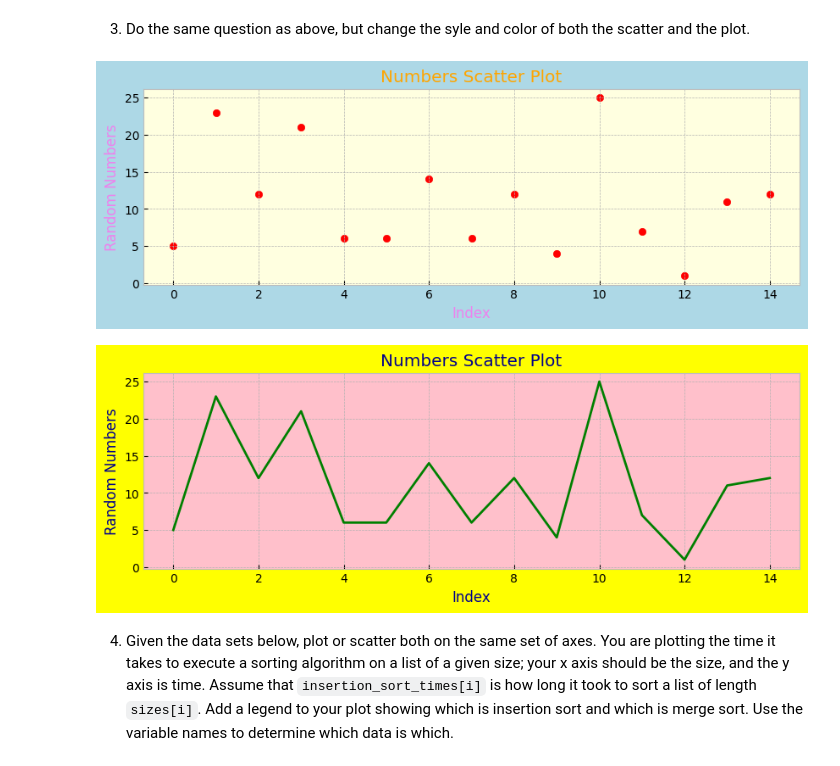
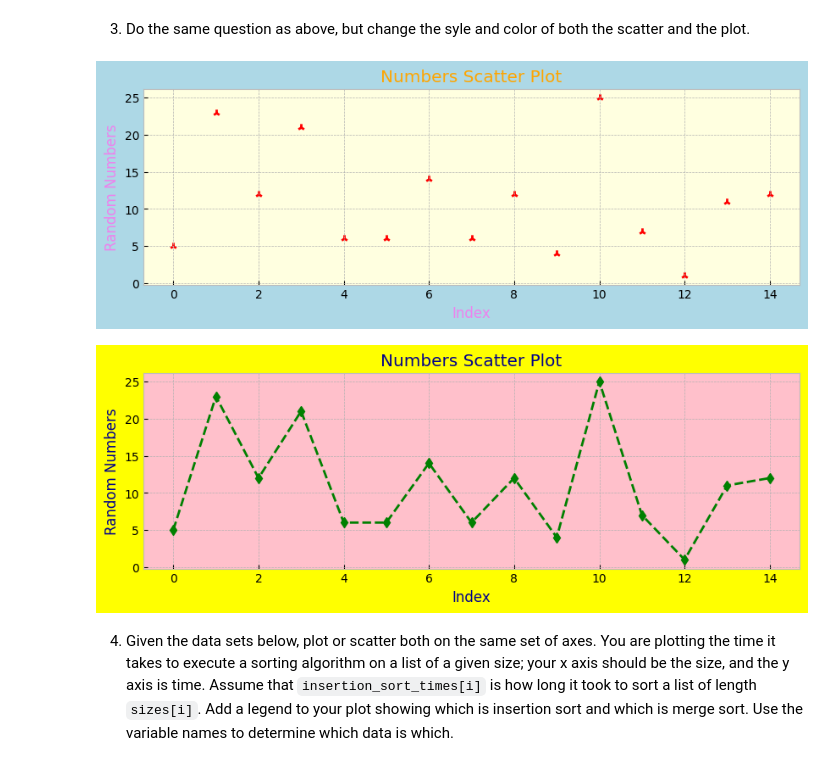
Before and after one commit to curt2023/pyplot, a Jupyter notebook: pyplot.ipynb, the cells around one changed output. Cells and saved outputs as stored; diff of their text form; code cells hidden in the pictures.

```diff
--- a/pyplot.ipynb
+++ b/pyplot.ipynb
@@ -97,23 +97,23 @@ plt.show()
 3. Do the same question as above, but change the syle and color of both the scatter and the plot.
 # %%
 plt.figure(figsize=(10,3), facecolor='lightblue')
-plt.scatter(index, random_numbers, color='red')
+plt.scatter(index, random_numbers, color='red', marker='2')
 plt.gca().set_facecolor('lightyellow')
 plt.ylabel('Random Numbers', color='violet')
 plt.xlabel('Index', color='violet')
 plt.title('Numbers Scatter Plot', color='orange')
 
 plt.figure(figsize=(10,3), facecolor='yellow')
-plt.plot(index, random_numbers, color='green')
+plt.plot(index, random_numbers, color='green', marker='d', linestyle='--')
 plt.gca().set_facecolor('pink')
 plt.ylabel('Random Numbers', color='darkblue')
 plt.xlabel('Index', color='darkblue')
 plt.title('Numbers Scatter Plot', color='darkblue')
 
 plt.show()
 # %% [output]
 [figure]
-[figure, old version]
+[figure, new version]
 # %% [markdown]
 4. Given the data sets below, plot or scatter both on the same set of axes.  You are plotting the time it takes to execute a sorting algorithm on a list of a given size; your x axis should be the size, and the y axis is time.  Assume that `insertion_sort_times[i]` is how long it took to sort a list of length `sizes[i]`.  Add a legend to your plot showing which is insertion sort and which is merge sort.  Use the variable names to determine which data is which.
 # %%
```
